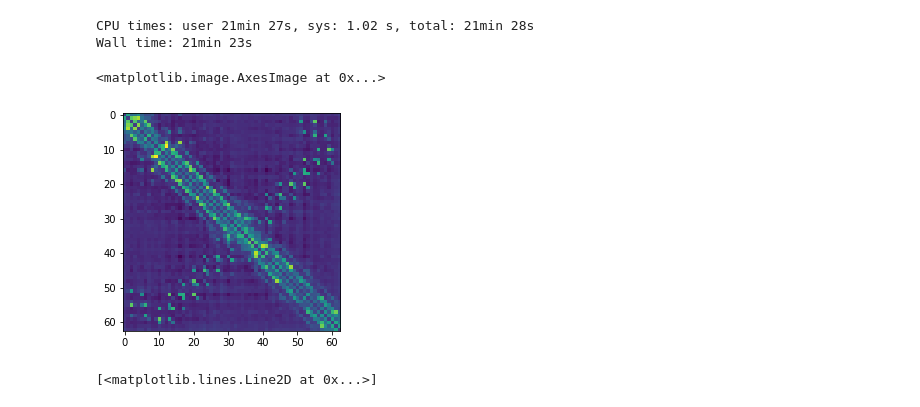
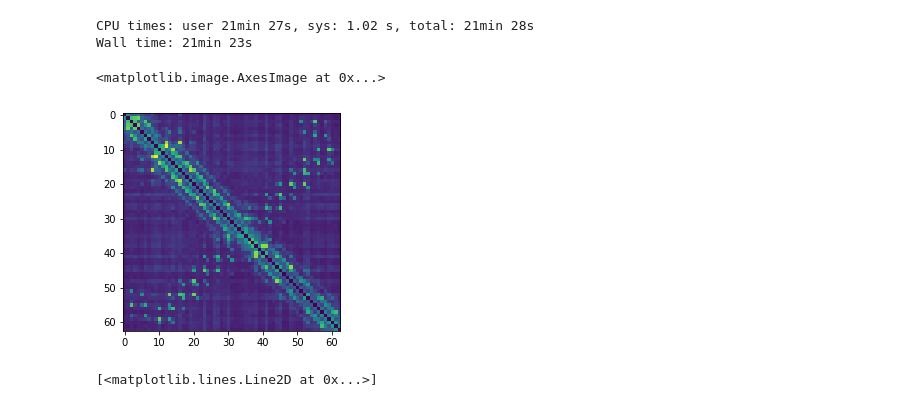
Before and after one commit to sokrypton/algosb_2021, a Jupyter notebook: msa_transformer.ipynb, the cells around one changed output. Drawn from its saved outputs; the diff is of its cells as text; code cells hidden in the pictures.

```diff
--- a/msa_transformer.ipynb
+++ b/msa_transformer.ipynb
@@ -83,13 +83,11 @@ jac = get_categorical_jacobian(sub_seqs)
 # %% [output]
 CPU times: user 21min 27s, sys: 1.02 s, total: 21min 28s
 Wall time: 21min 23s
-# %%
-jac = J
 # %%
-plt.imshow(get_contacts(J))
+plt.imshow(get_contacts(jac,rm=0))
 # %% [output]
 <matplotlib.image.AxesImage at 0x...>
-[figure, old version]
+[figure, new version]
 # %%
 # inverse_covariance of natural msa
 tmp = inv_cov_jax(msa)
```
